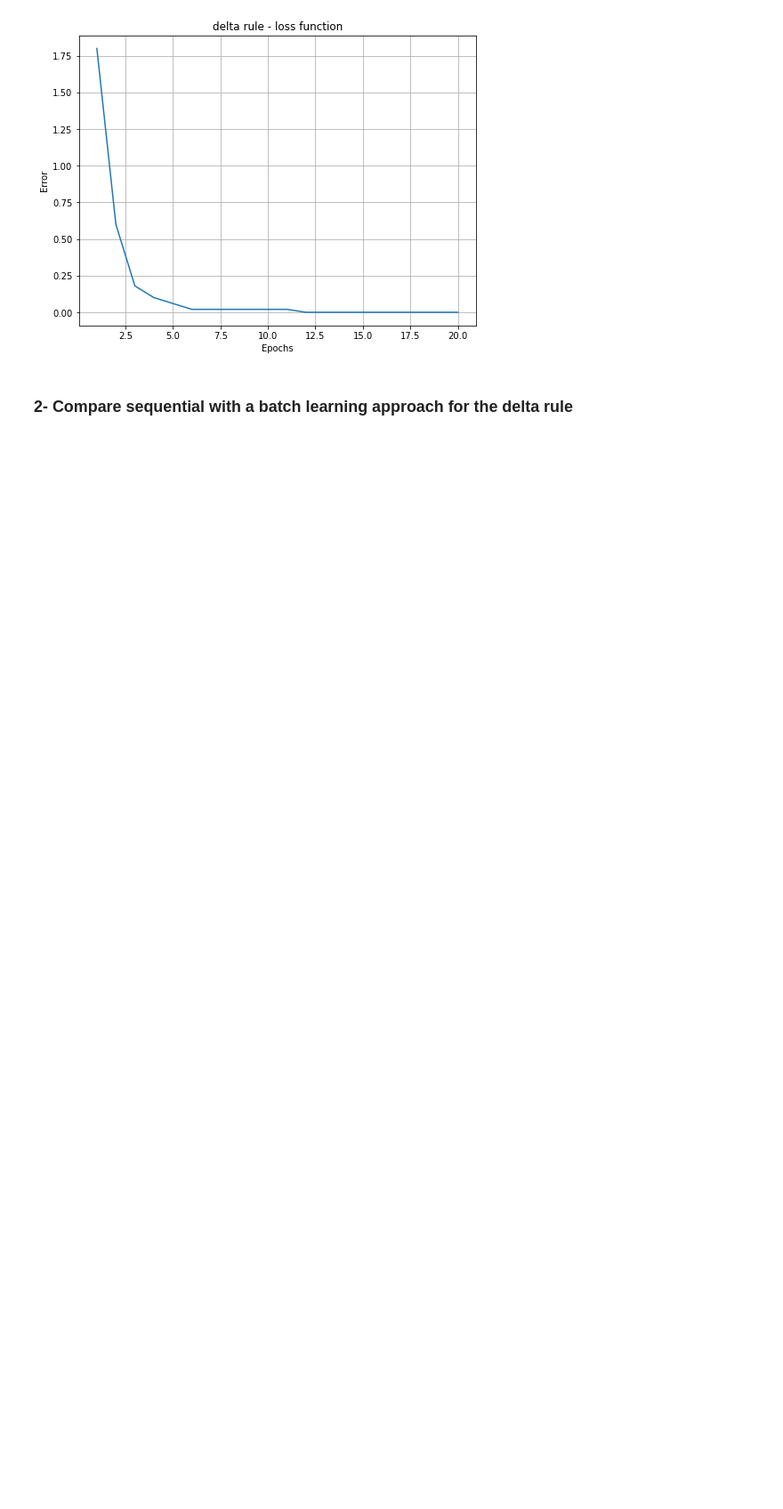
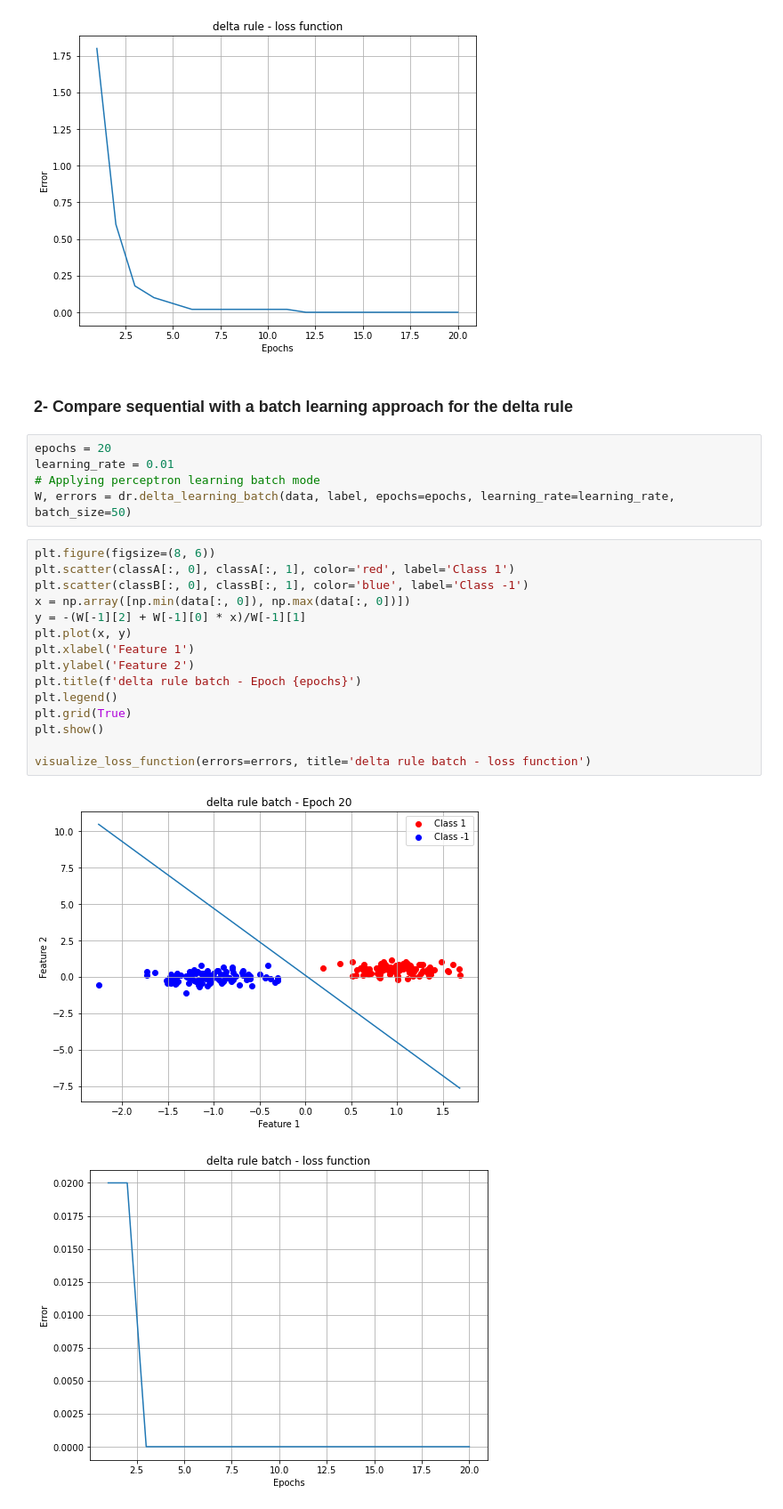
Before and after one commit to kyebinan/Deep_Learning_KTH, a Jupyter notebook: LAB1A/notebook1.ipynb, the cells around one changed output. Shown at 89% size. Saved outputs shown, nothing was run; the diff lists cells and outputs as text; blank space fills up the shorter version.

Commit message:
Done delta rule batch mode for LAB1A

```diff
--- a/LAB1A/notebook1.ipynb
+++ b/LAB1A/notebook1.ipynb
@@ -71,3 +71,26 @@ visualize_loss_function(errors=errors, title='delta rule - loss function')
 [figure]
 # %% [markdown]
 ### 2- Compare sequential with a batch learning approach for the delta rule
+# %%
+epochs = 20
+learning_rate = 0.01
+# Applying perceptron learning batch mode
+W, errors = dr.delta_learning_batch(data, label, epochs=epochs, learning_rate=learning_rate, batch_size=50)
+# %%
+plt.figure(figsize=(8, 6))
+plt.scatter(classA[:, 0], classA[:, 1], color='red', label='Class 1')
+plt.scatter(classB[:, 0], classB[:, 1], color='blue', label='Class -1')
+x = np.array([np.min(data[:, 0]), np.max(data[:, 0])])
+y = -(W[-1][2] + W[-1][0] * x)/W[-1][1]
+plt.plot(x, y)
+plt.xlabel('Feature 1')
+plt.ylabel('Feature 2')
+plt.title(f'delta rule batch - Epoch {epochs}')
+plt.legend()
+plt.grid(True)
+plt.show()
+
+visualize_loss_function(errors=errors, title='delta rule batch - loss function')
+# %% [output]
+[figure, added]
+[figure, added]
```
Also changed, not shown: parts of 3 cells of this notebook, 3 other files.
